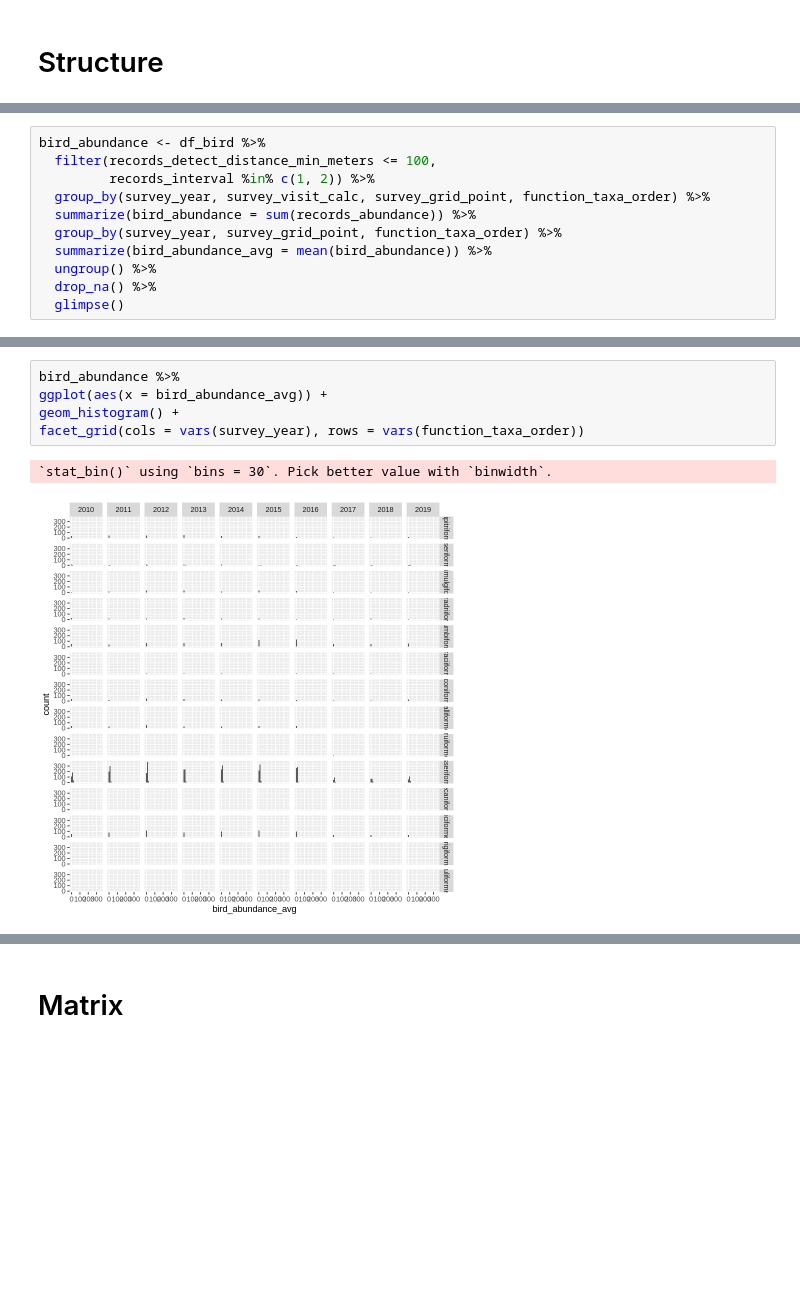
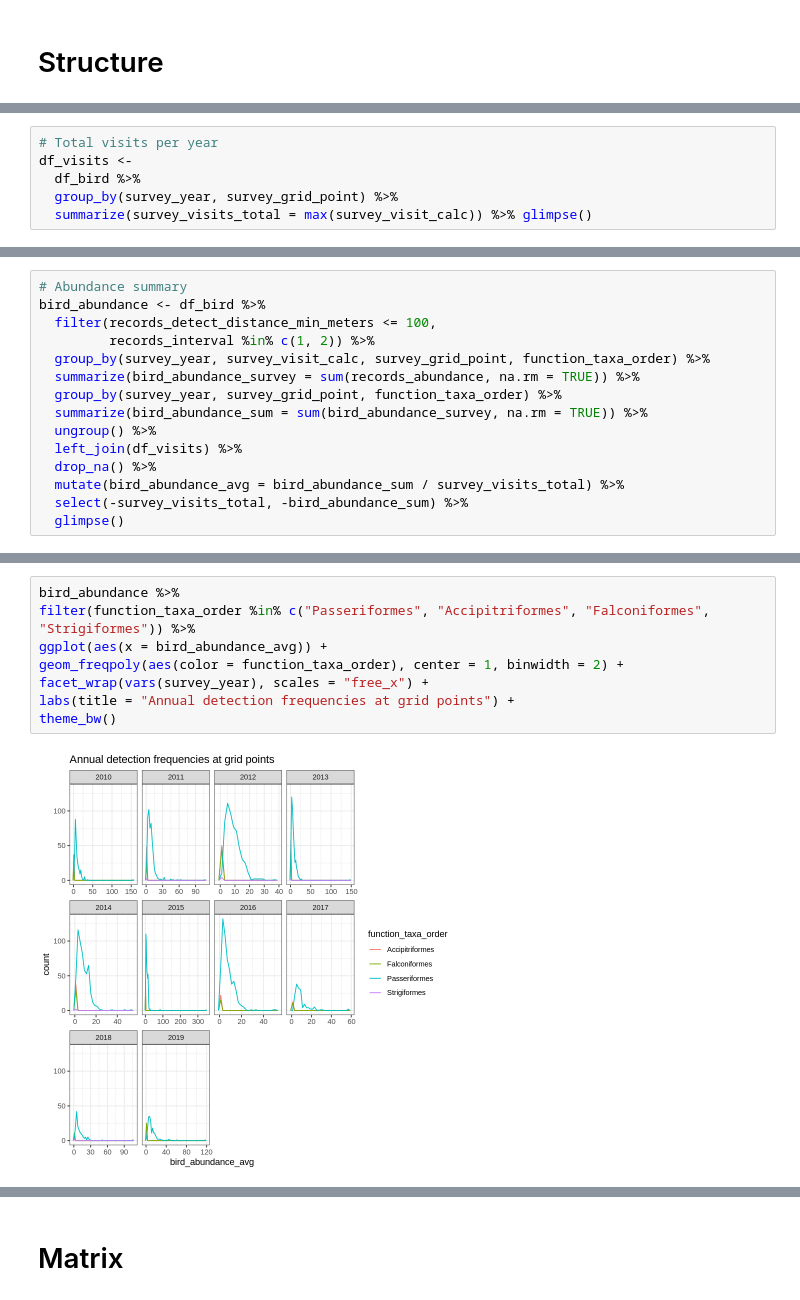
Before and after one commit to samsoe/mpg_notebooks, a Jupyter notebook: abundance_order_habitat_wrangle.ipynb, the cells around one changed output, grey strips where cells are left out. Saved outputs shown, nothing was run; the diff lists cells and outputs as text; blank space fills up the shorter version.

```diff
--- a/abundance_order_habitat_wrangle.ipynb
+++ b/abundance_order_habitat_wrangle.ipynb
@@ -140,0 +158,6 @@ cols(
+# %%
+# Total visits per year
+df_visits <-
+  df_bird %>%
+  group_by(survey_year, survey_grid_point) %>%
+  summarize(survey_visits_total = max(survey_visit_calc)) %>% glimpse()
@@ -141,12 +171,16 @@ cols(
 # %%
+# Abundance summary
 bird_abundance <- df_bird %>%
   filter(records_detect_distance_min_meters <= 100,
          records_interval %in% c(1, 2)) %>%
   group_by(survey_year, survey_visit_calc, survey_grid_point, function_taxa_order) %>%
-  summarize(bird_abundance = sum(records_abundance)) %>%
+  summarize(bird_abundance_survey = sum(records_abundance, na.rm = TRUE)) %>%
   group_by(survey_year, survey_grid_point, function_taxa_order) %>%
-  summarize(bird_abundance_avg = mean(bird_abundance)) %>%
+  summarize(bird_abundance_sum = sum(bird_abundance_survey, na.rm = TRUE)) %>%
   ungroup() %>%
+  left_join(df_visits) %>%
   drop_na() %>%
+  mutate(bird_abundance_avg = bird_abundance_sum / survey_visits_total) %>%
+  select(-survey_visits_total, -bird_abundance_sum) %>%
   glimpse()
 # %% [output]
@@ -175,10 +194,12 @@ A tibble: 10 × 4
-# %%
-bird_abundance %>%
-ggplot(aes(x = bird_abundance_avg)) +
-geom_histogram() +
-facet_grid(cols = vars(survey_year), rows = vars(function_taxa_order))
-# %% [output]
-`stat_bin()` using `bins = 30`. Pick better value with `binwidth`.
-[figure, removed]
+# %%
+bird_abundance %>%
+filter(function_taxa_order %in% c("Passeriformes", "Accipitriformes", "Falconiformes", "Strigiformes")) %>%
+ggplot(aes(x = bird_abundance_avg)) +
+geom_freqpoly(aes(color = function_taxa_order), center = 1, binwidth = 2) +
+facet_wrap(vars(survey_year), scales = "free_x") +
+labs(title = "Annual detection frequencies at grid points") +
+theme_bw()
+# %% [output]
+[figure, added]
 # %% [markdown]
 # Join tables
```
Also changed, not shown: parts of 17 cells of this notebook.
